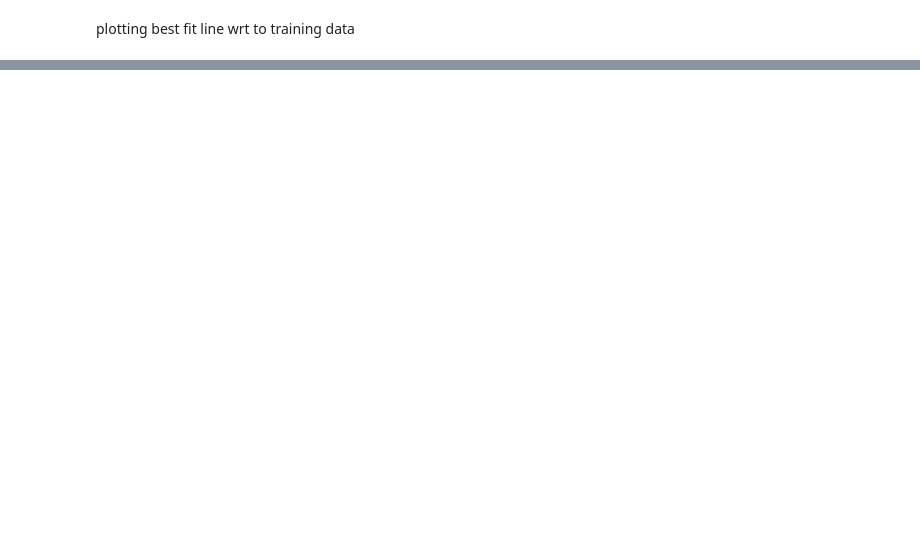
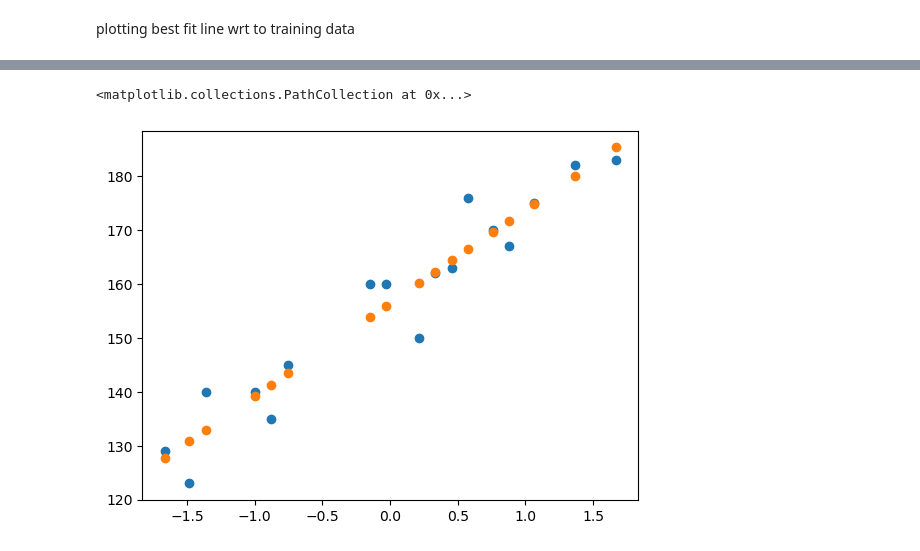
Before and after one commit to SARWAGYASHAH/implementing-linear-regression, a Jupyter notebook: lecturesimplereg.ipynb, the cells around one changed output, grey strips where cells are left out. Cells and saved outputs as stored; diff of their text form; code cells hidden in the pictures; blank space fills up the shorter version.

```diff
--- a/lecturesimplereg.ipynb
+++ b/lecturesimplereg.ipynb
@@ -185,0 +207,9 @@ plt.plot(X_train,regression.predict(X_train))
+# %%
+## plot Training data plot best fit line
+plt.scatter(X_train,y_train)# this is my truth points
+# model has already prepared a best fit line
+# based on which we are predicting the values of xtrain
+plt.scatter(X_train,regression.predict(X_train))# which would ofcourse be a linear
+# %% [output]
+<matplotlib.collections.PathCollection at 0x...>
+[figure, added]
```
Also changed, not shown: parts of 28 cells of this notebook, 2 other files.
